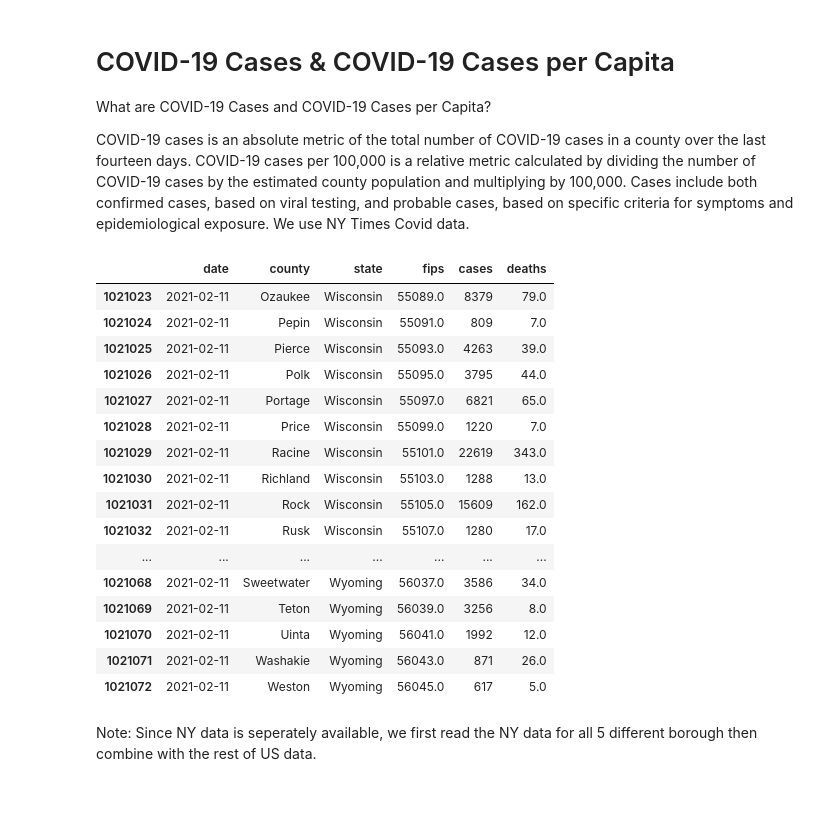
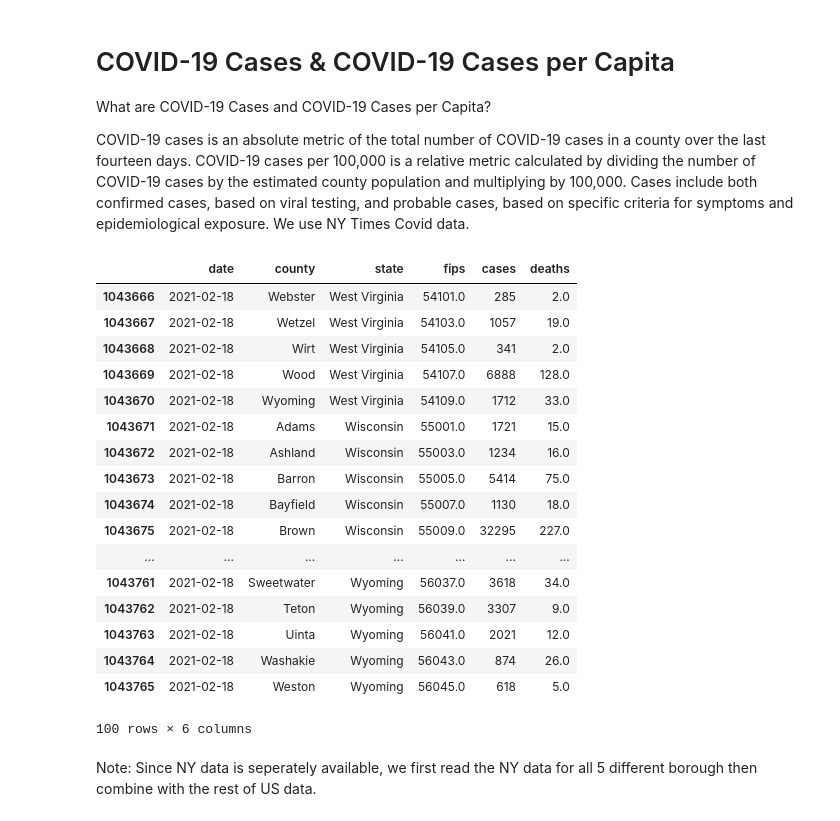
Before and after one commit to CenterForSpatialResearch/newpoliticsofcare_analysis, a Jupyter notebook: Community_Health_Workers_Proportional_Allocation.ipynb, the cells around one changed output. Drawn from its saved outputs; the diff is of its cells as text; code cells hidden in the pictures.

```diff
--- a/Community_Health_Workers_Proportional_Allocation.ipynb
+++ b/Community_Health_Workers_Proportional_Allocation.ipynb
@@ -327,25 +327,26 @@ url = "http://raw.githubusercontent.com/nytimes/covid-19-data/master/us-counties
 s = requests.get(url).content
 covid = pd.read_csv(io.StringIO(s.decode('utf-8')))
 # %%
-covid.tail(50)
+covid.tail(100)
 # %% [output]
 |  | date | county | state | fips | cases | deaths |
-| 1021023 | 2021-02-11 | Ozaukee | Wisconsin | 55089.0 | 8379 | 79.0 |
-| 1021024 | 2021-02-11 | Pepin | Wisconsin | 55091.0 | 809 | 7.0 |
-| 1021025 | 2021-02-11 | Pierce | Wisconsin | 55093.0 | 4263 | 39.0 |
-| 1021026 | 2021-02-11 | Polk | Wisconsin | 55095.0 | 3795 | 44.0 |
-| 1021027 | 2021-02-11 | Portage | Wisconsin | 55097.0 | 6821 | 65.0 |
-| 1021028 | 2021-02-11 | Price | Wisconsin | 55099.0 | 1220 | 7.0 |
-| 1021029 | 2021-02-11 | Racine | Wisconsin | 55101.0 | 22619 | 343.0 |
-| 1021030 | 2021-02-11 | Richland | Wisconsin | 55103.0 | 1288 | 13.0 |
-| 1021031 | 2021-02-11 | Rock | Wisconsin | 55105.0 | 15609 | 162.0 |
-| 1021032 | 2021-02-11 | Rusk | Wisconsin | 55107.0 | 1280 | 17.0 |
+| 1043666 | 2021-02-18 | Webster | West Virginia | 54101.0 | 285 | 2.0 |
+| 1043667 | 2021-02-18 | Wetzel | West Virginia | 54103.0 | 1057 | 19.0 |
+| 1043668 | 2021-02-18 | Wirt | West Virginia | 54105.0 | 341 | 2.0 |
+| 1043669 | 2021-02-18 | Wood | West Virginia | 54107.0 | 6888 | 128.0 |
+| 1043670 | 2021-02-18 | Wyoming | West Virginia | 54109.0 | 1712 | 33.0 |
+| 1043671 | 2021-02-18 | Adams | Wisconsin | 55001.0 | 1721 | 15.0 |
+| 1043672 | 2021-02-18 | Ashland | Wisconsin | 55003.0 | 1234 | 16.0 |
+| 1043673 | 2021-02-18 | Barron | Wisconsin | 55005.0 | 5414 | 75.0 |
+| 1043674 | 2021-02-18 | Bayfield | Wisconsin | 55007.0 | 1130 | 18.0 |
+| 1043675 | 2021-02-18 | Brown | Wisconsin | 55009.0 | 32295 | 227.0 |
 | ... | ... | ... | ... | ... | ... | ... |
-| 1021068 | 2021-02-11 | Sweetwater | Wyoming | 56037.0 | 3586 | 34.0 |
-| 1021069 | 2021-02-11 | Teton | Wyoming | 56039.0 | 3256 | 8.0 |
-| 1021070 | 2021-02-11 | Uinta | Wyoming | 56041.0 | 1992 | 12.0 |
-| 1021071 | 2021-02-11 | Washakie | Wyoming | 56043.0 | 871 | 26.0 |
-| 1021072 | 2021-02-11 | Weston | Wyoming | 56045.0 | 617 | 5.0 |
+| 1043761 | 2021-02-18 | Sweetwater | Wyoming | 56037.0 | 3618 | 34.0 |
+| 1043762 | 2021-02-18 | Teton | Wyoming | 56039.0 | 3307 | 9.0 |
+| 1043763 | 2021-02-18 | Uinta | Wyoming | 56041.0 | 2021 | 12.0 |
+| 1043764 | 2021-02-18 | Washakie | Wyoming | 56043.0 | 874 | 26.0 |
+| 1043765 | 2021-02-18 | Weston | Wyoming | 56045.0 | 618 | 5.0 |
+100 rows × 6 columns
 # %% [markdown]
 Note: Since NY data is seperately available, we first read the NY data for all 5 different borough then combine with the rest of US data.
 # %%
```
Also changed, not shown: parts of 29 cells of this notebook.
